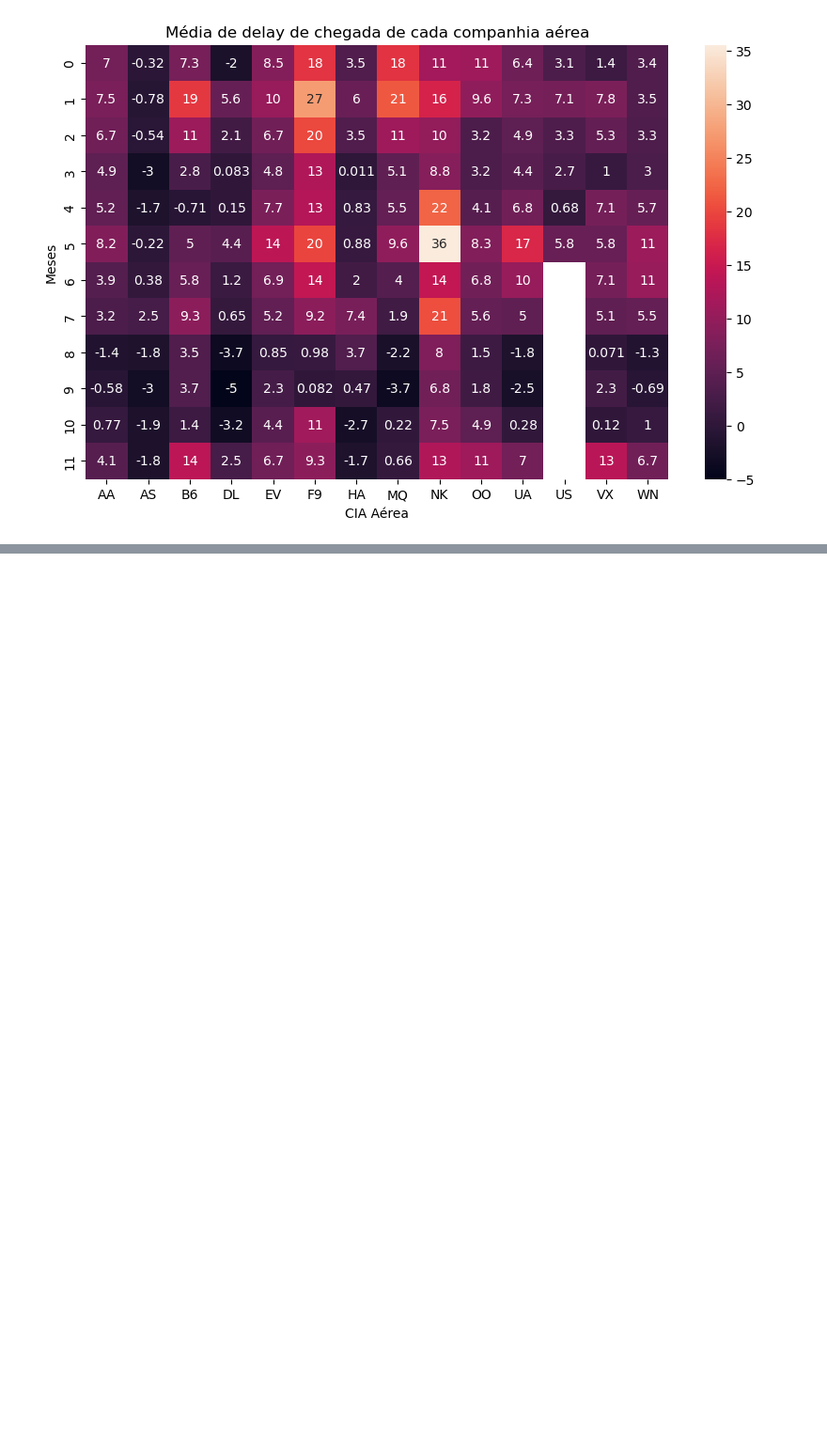
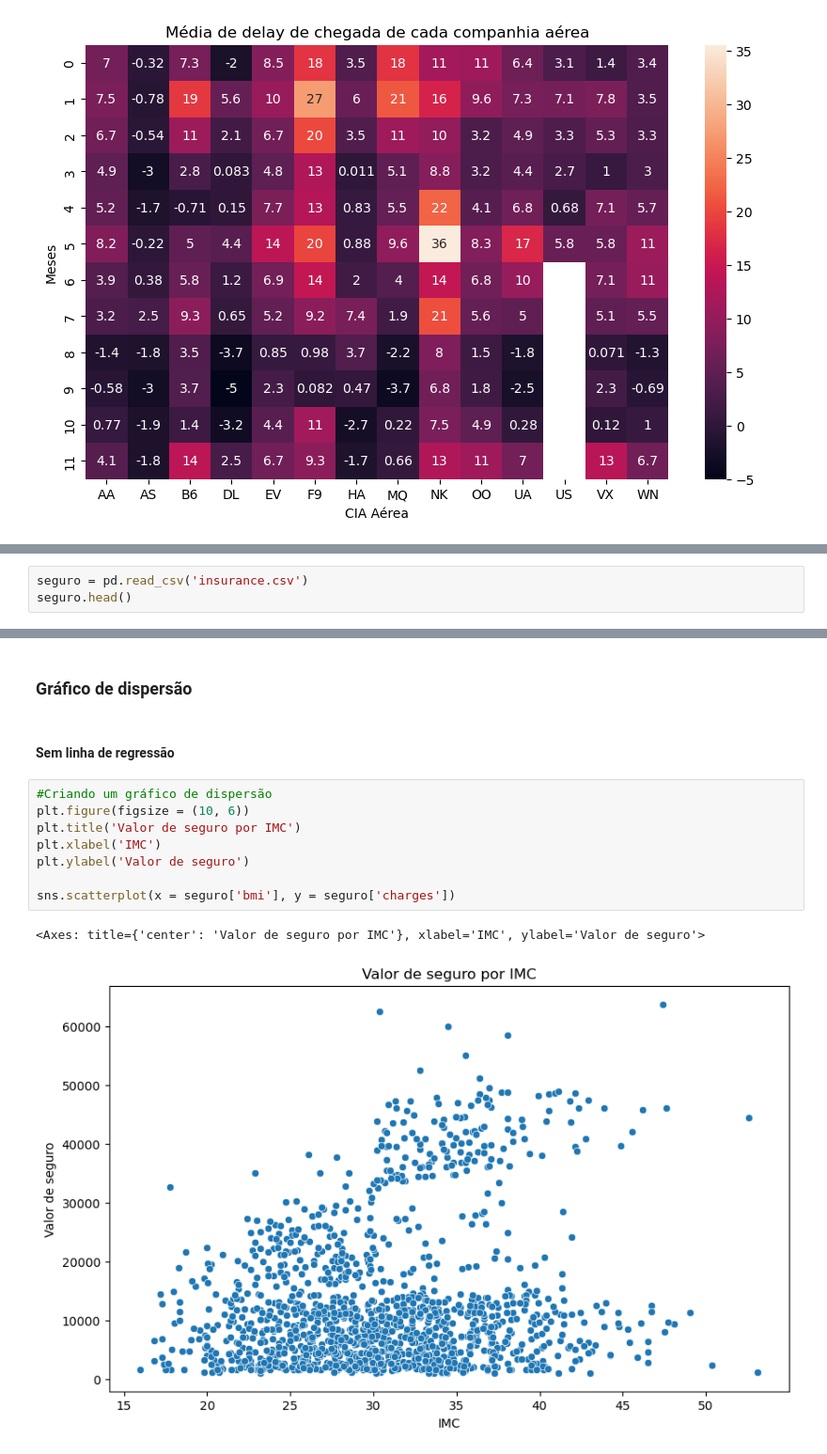
Before and after one commit to marcoapss98/Estudo_Bibliotecas, a Jupyter notebook: Seaborn.ipynb, the cells around one changed output, grey strips where cells are left out. Shown at 94% size. Saved outputs shown, nothing was run; the diff lists cells and outputs as text; blank space fills up the shorter version.

Commit message:
Adicionando Gráfico de dispersão

```diff
--- a/Seaborn.ipynb
+++ b/Seaborn.ipynb
@@ -92,0 +95,3 @@ Text(0.5, 36.72222222222221, 'CIA Aérea')
+# %%
+seguro = pd.read_csv('insurance.csv')
+seguro.head()
@@ -92,0 +105,15 @@ Text(0.5, 36.72222222222221, 'CIA Aérea')
+# %% [markdown]
+### Gráfico de dispersão
+# %% [markdown]
+#### Sem linha de regressão
+# %%
+#Criando um gráfico de dispersão
+plt.figure(figsize = (10, 6))
+plt.title('Valor de seguro por IMC')
+plt.xlabel('IMC')
+plt.ylabel('Valor de seguro')
+
+sns.scatterplot(x = seguro['bmi'], y = seguro['charges'])
+# %% [output]
+<Axes: title={'center': 'Valor de seguro por IMC'}, xlabel='IMC', ylabel='Valor de seguro'>
+[figure, added]
```
Also changed, not shown: parts of 11 cells of this notebook.
